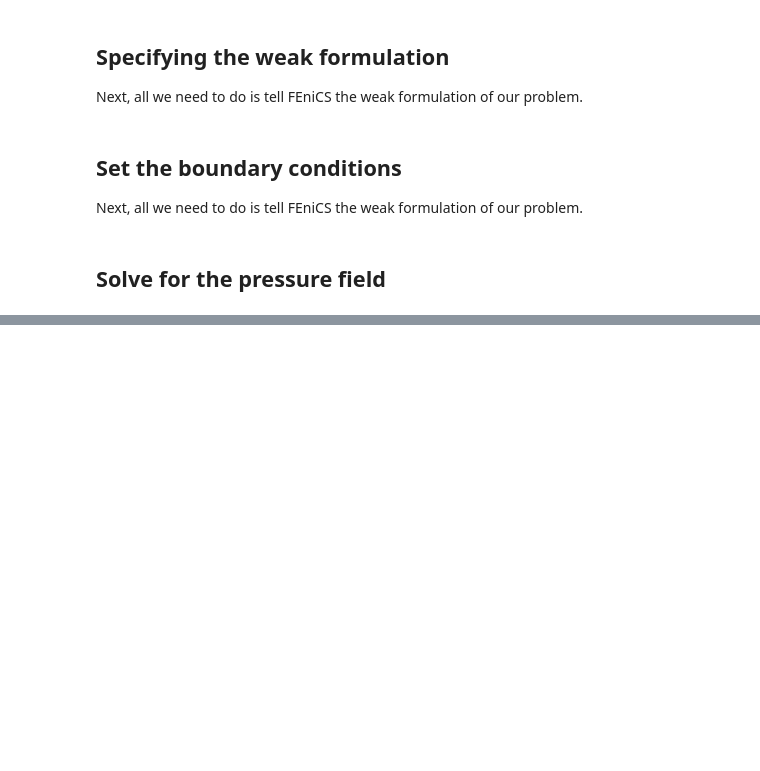
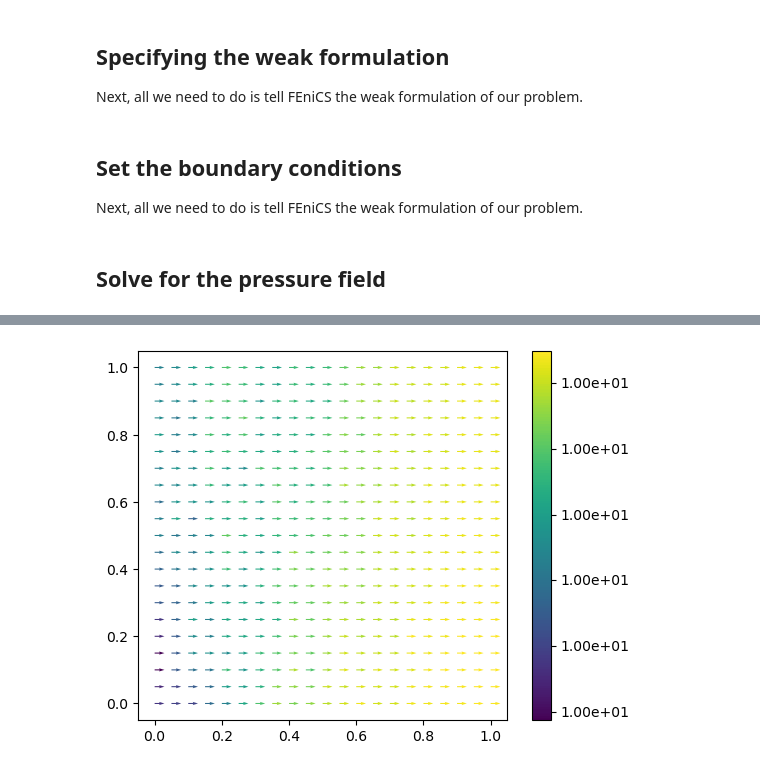
Before and after one commit to Simula-SSCP/SSCP_2024_lectures, a Jupyter notebook: L12 (FEniCS Intro)/L03_FEniCS_Darcy_sol.ipynb, the cells around one changed output, grey strips where cells are left out. Saved outputs shown, nothing was run; the diff lists cells and outputs as text; code cells hidden in the pictures; blank space fills up the shorter version.

```diff
--- a/L12 (FEniCS Intro)/L03_FEniCS_Darcy_sol.ipynb
+++ b/L12 (FEniCS Intro)/L03_FEniCS_Darcy_sol.ipynb
@@ -121,0 +192,19 @@ p_file << p_sol
+# %%
+def local_project(f, V):
+    u = TrialFunction(V)
+    v = TestFunction(V)
+    a_proj = inner(u, v)*dx
+    b_proj = inner(f, v)*dx
+    solver = LocalSolver(a_proj, b_proj)
+    solver.factorize()
+    u = Function(V)
+    solver.solve_local_rhs(u)
+    return u
+
+vel_f = local_project(-kappa_over_mu * grad(p_sol) / phi, W_v)
+import matplotlib.pyplot as plt
+fig = plt.figure()
+im = plot(vel_f)
+plt.colorbar(im, format="%.2e");
+# %% [output]
+[figure, added]
```
Also changed, not shown: parts of 16 cells of this notebook.
